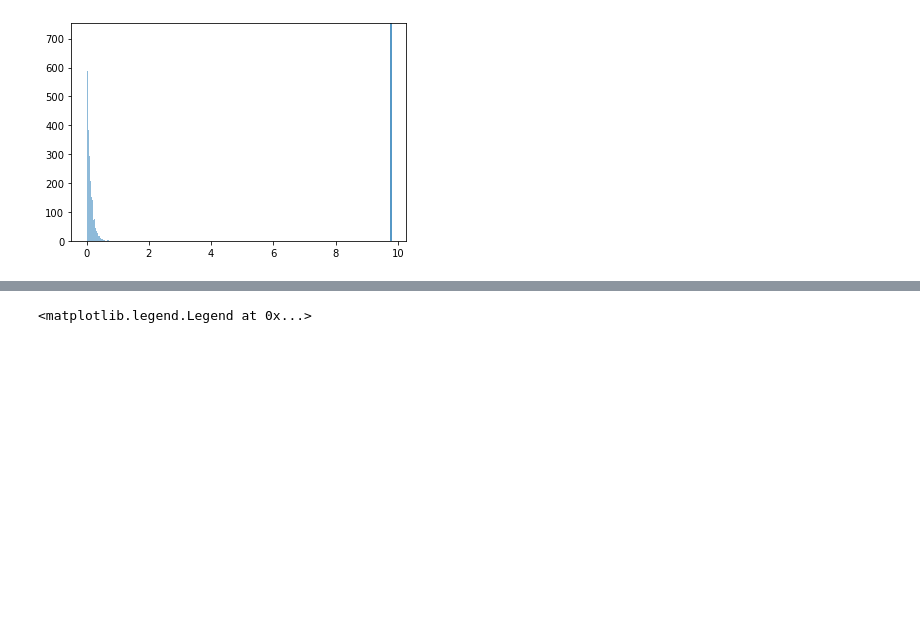
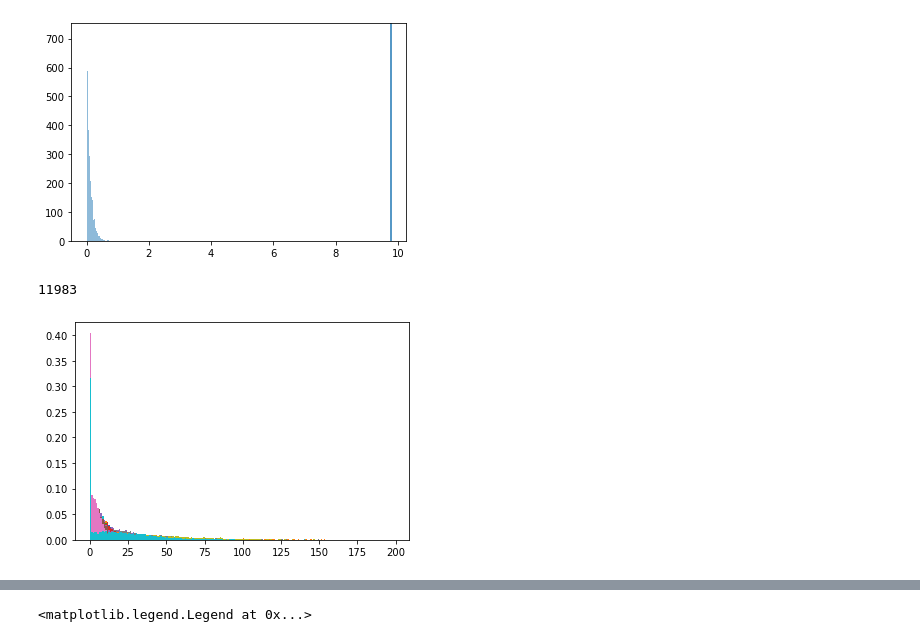
Before and after one commit to xavfunk/nma-koki, a Jupyter notebook: random-correlations.ipynb, the cells around one changed output, grey strips where cells are left out. Drawn from its saved outputs; the diff is of its cells as text; code cells hidden in the pictures; blank space fills up the shorter version.

Commit message:
simulate neurons from halfnormal

```diff
--- a/random-correlations.ipynb
+++ b/random-correlations.ipynb
@@ -80,3 +80,49 @@ plt.axvline(mean)
 plt.show()
 # %% [output]
 [figure]
+# %%
+dat['sresp'].shape[0]
+# %% [output]
+11983
+# %%
+from scipy.optimize import curve_fit
+from scipy.special import factorial
+from scipy.stats import poisson
+from scipy.stats import halfnorm
+
+params = np.zeros(dat['sresp'].shape[0])
+synthetic_neurons = np.zeros_like(dat['sresp'])
+
+def fit_halfnorm(k, s):
+    '''poisson function, parameter lamb is the fit parameter'''
+    return halfnorm.pdf(k, 0, s)
+
+for i, neuron in enumerate(dat['sresp'][:20]):
+
+    bins = np.arange(200)# - 0.5
+
+    # get histogram
+    entries, bin_edges, patches = plt.hist(neuron, bins=bins, density=True, label='Data')
+
+    # first bin is zeros
+    fraction_zeros = entries[0]
+
+    bin_middles = 0.5 * (bin_edges[1:] + bin_edges[:-1])
+
+    # Halfgaussian fit with curve_fit
+    p0 = 10 # start with values near those we expect
+    parameters_n, cov_matrix_n = curve_fit(fit_halfnorm, bin_middles[1:], entries[1:], p0 = p0)
+
+    # simulate with fitted parameters
+    synthetic_neuron = halfnorm.rvs(scale = parameters_n, size=dat['sresp'].shape[1])
+
+    # insert zeros
+    # make indices
+    idxs = np.random.choice(dat['sresp'].shape[1], int(dat['sresp'].shape[1]*fraction_zeros), replace=False)
+    synthetic_neuron[idxs] = 0
+
+    # insert result
+    synthetic_neurons[i] = synthetic_neuron
+    params[i] = parameters_n
+# %% [output]
+[figure, added]
```
Also changed, not shown: parts of 3 cells of this notebook.
